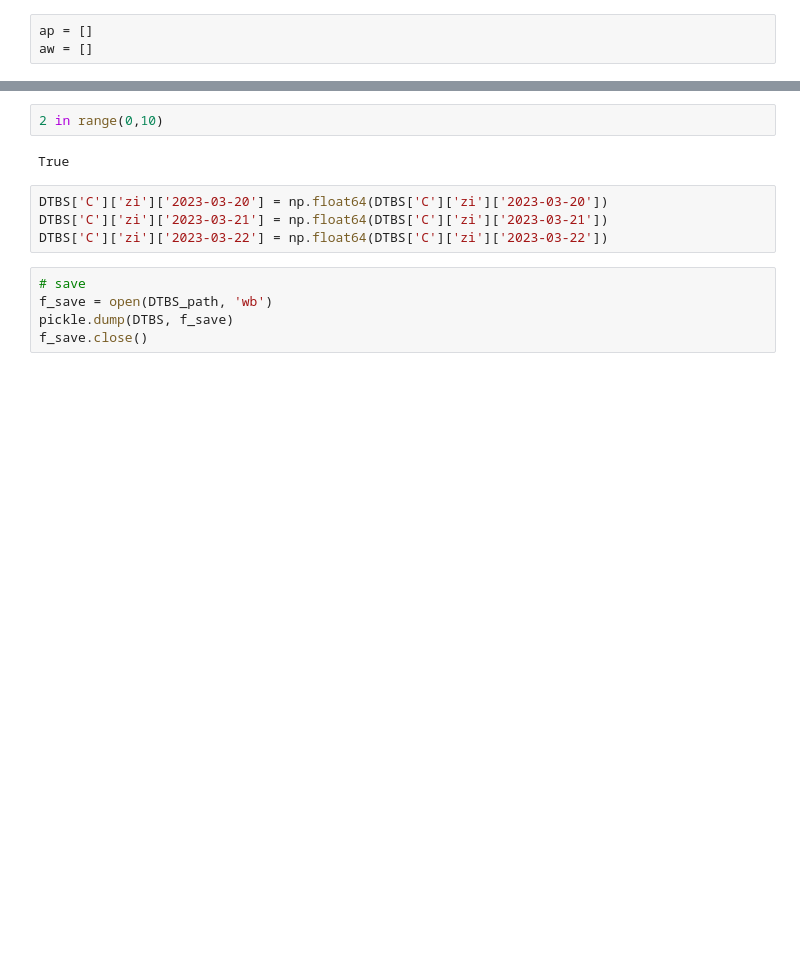
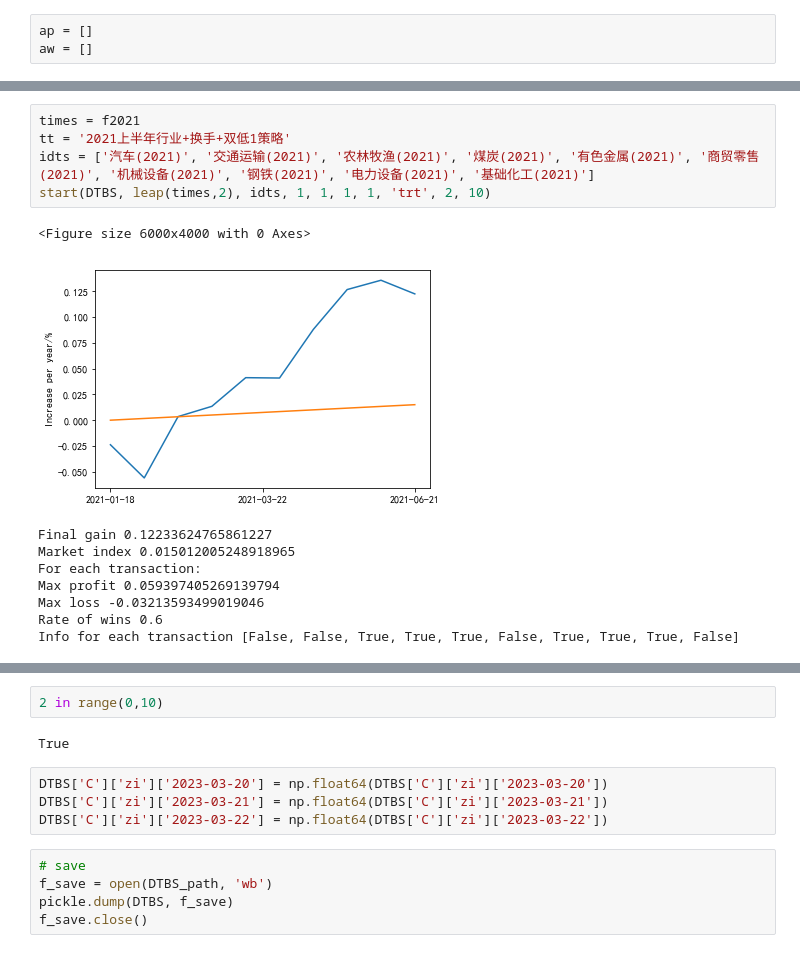
Before and after one commit to yts798/Convertible-Bond-Database, a Jupyter notebook: strategy/strategy.ipynb, the cells around one changed output, grey strips where cells are left out. Saved outputs shown, nothing was run; the diff lists cells and outputs as text; blank space fills up the shorter version.

```diff
--- a/strategy/strategy.ipynb
+++ b/strategy/strategy.ipynb
@@ -239,0 +476,15 @@ def plot_str(days, profit,tick_spacing = 4.5, market = DTBS['C']):
+# %%
+times = f2021
+tt = '2021上半年行业+换手+双低1策略'
+idts = ['汽车(2021)', '交通运输(2021)', '农林牧渔(2021)', '煤炭(2021)', '有色金属(2021)', '商贸零售(2021)', '机械设备(2021)', '钢铁(2021)', '电力设备(2021)', '基础化工(2021)']
+start(DTBS, leap(times,2), idts, 1, 1, 1, 1, 'trt', 2, 10)
+# %% [output]
+<Figure size 6000x4000 with 0 Axes>
+[figure, added]
+Final gain 0.12233624765861227
+Market index 0.015012005248918965
+For each transaction:
+Max profit 0.059397405269139794
+Max loss -0.03213593499019046
+Rate of wins 0.6
+Info for each transaction [False, False, True, True, True, False, True, True, True, False]
```
Also changed, not shown: parts of 18 cells of this notebook, 7 other files.
